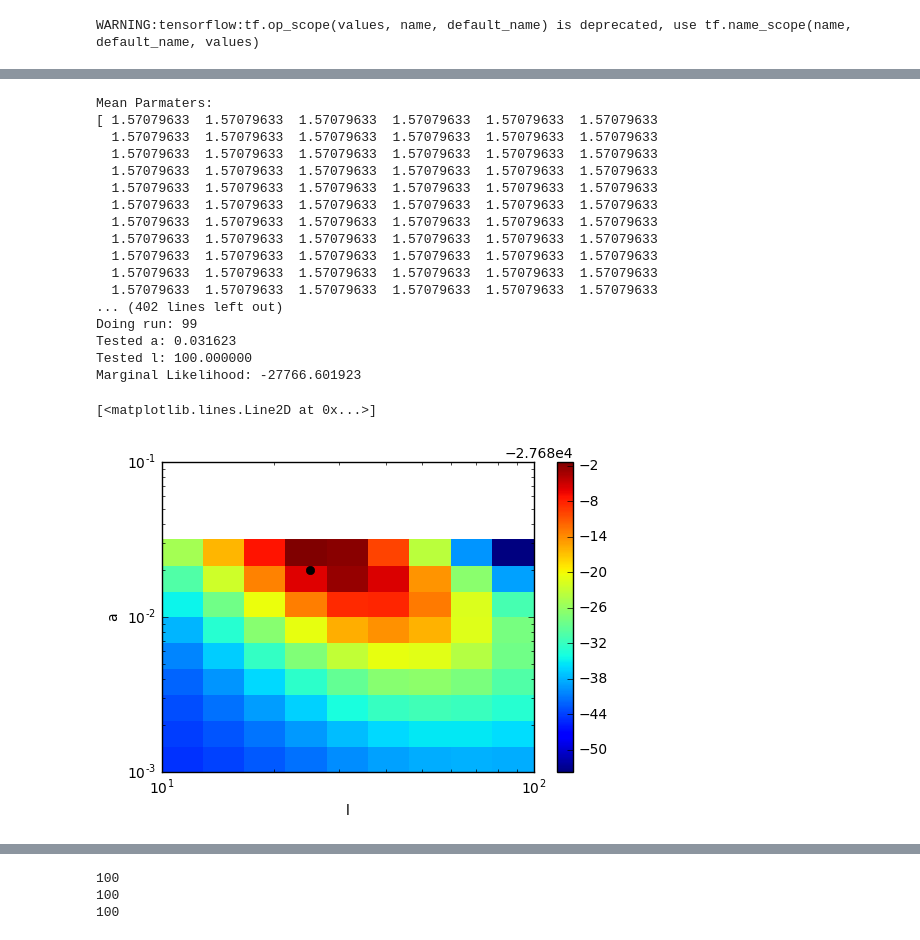
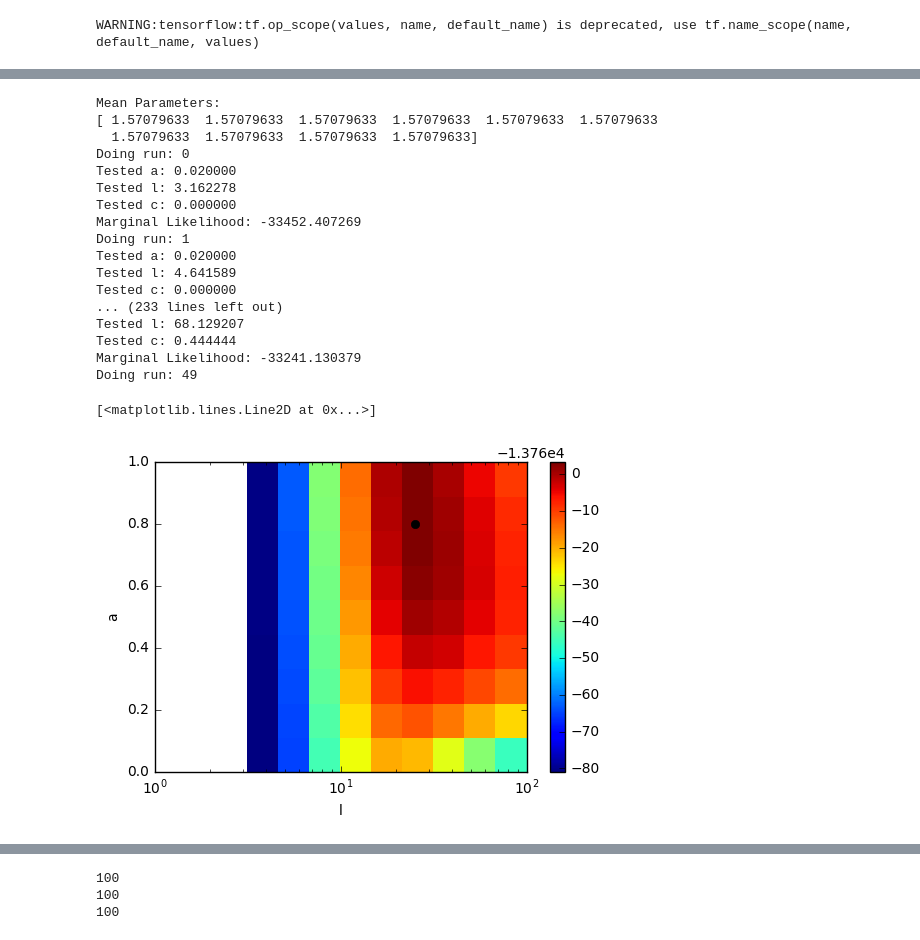
Before and after one commit to hringbauer/BarrierInferPublic, a Jupyter notebook: Laplace.ipynb, the cells around one changed output, grey strips where cells are left out. Drawn from its saved outputs; the diff is of its cells as text; code cells hidden in the pictures.

```diff
--- a/Laplace.ipynb
+++ b/Laplace.ipynb
@@ -293,8 +315,8 @@ config = tf.ConfigProto()
 config.gpu_options.per_process_gpu_memory_fraction = 0.01
 # %%
 ### Optimization Run
-hyper_paramss = np.array([0.012,25]) # The initial values for a & L
-hyper_paramss = np.append(hyper_paramss, mean_paramss)
+hyper_paramss = np.array([0.02, 25, 0.2]) # The initial values for a & L & c
+mps = mean_paramss
 
 #kk =  np.array([0.012, 20] + f)
 
@@ -305,7 +327,7 @@ with tf.Session(config=config) as sess:
 
     for i in range(100):
         print("Doing Run: %i" %i)
-        _, r,  g, h = sess.run([opt_op, margL, grad, hessian], {hyper_params: hyper_paramss})
+        _, r,  g, h = sess.run([opt_op, margL, grad, hessian], {hyper_params: hyper_paramss, hyper_params_means: mps})
         print(r)
 
         if i < 3:  # First three times just run to optimize f_i
@@ -352,0 +363,5 @@ array([  7.43975768e-02,   1.21932542e+01,  -2.90546867e-01,
+# %%
+for i in range(len(hyper_paramss)):
+    print("Hyperparameter %i: " %i)
+    print("MLE Estimate: %.6f" % hyper_paramss[i])
+    print("Standard Deviation: %.6f" % stds[i])
@@ -354,7 +379,9 @@ array([  7.43975768e-02,   1.21932542e+01,  -2.90546867e-01,
 #a_list = np.logspace(-1.5, -0.5, 10)   # Original Values
 
 a_list=np.logspace(-3,-1.5,10)
-l_list = np.logspace(1, 2, 10)
+l_list = np.logspace(0.5, 2, 10)
+#c_list = np.logspace(-0.4, 0, 10)
+c_list =np.linspace(0,1,10)
 
 #a_list = np.logspace(-3, -0.5, 10)
 #l_list = np.logspace(0, 2, 10)
@@ -362,6 +389,7 @@ l_list = np.logspace(1, 2, 10)
 
 print(a_list)
 print(l_list)
+print(c_list)
 # %% [output]
 [ 0.001       0.0014678   0.00215443  0.00316228  0.00464159  0.00681292
   0.01        0.01467799  0.02154435  0.03162278]
@@ -370,10 +400,13 @@ print(l_list)
 # %%
 res = []
 j=0
-print("Mean Parmaters: ")
-print(mean_paramss)
+print("Mean Parameters: ")
+print(mean_paramss[:10])
 with tf.Session(config=config) as sess:
-    for aa in a_list:
+    aa = 0.02  # The true Value
+    #cc = 0.0 # The value for the barrier
+    #for aa in a_list:
+    for cc in c_list:  # Replaced aa with cc
         for ll in l_list:
             print("Doing run: %i" % j)
             j+=1
@@ -382,48 +415,53 @@ with tf.Session(config=config) as sess:
 
             prev = None
             for i in range(20):
-                hyper_paramss = np.array([aa,ll])
-                hyper_paramss = np.append(hyper_paramss, mean_paramss)
+                #hyper_paramss = np.array([aa,ll])
+                #hyper_paramss = np.append(hyper_paramss, mean_paramss)
 
-                r = sess.run([opt_op, update, logL, margL], {hyper_params: hyper_paramss})
+                hyper_paramss = np.array([aa, ll, cc])
+                #hyper_paramss = np.append(hyper_paramss, mean_paramss)
+
+                r = sess.run([opt_op, update, logL, margL], {hyper_params: hyper_paramss, hyper_params_means: mean_paramss})
                 if prev and np.abs(prev - r[-1]) < 0.01:
                     break
                 prev = r[-1]
             print("Tested a: %4f" % aa)
             print("Tested l: %4f" % ll)
+            print("Tested c: %4f" % cc)
             print("Marginal Likelihood: %4f" % r[-1])
             res.append(r[-1])
 # %% [output]
-Mean Parmaters:
+Mean Parameters:
 [ 1.57079633  1.57079633  1.57079633  1.57079633  1.57079633  1.57079633
-  1.57079633  1.57079633  1.57079633  1.57079633  1.57079633  1.57079633
-  1.57079633  1.57079633  1.57079633  1.57079633  1.57079633  1.57079633
-  1.57079633  1.57079633  1.57079633  1.57079633  1.57079633  1.57079633
-  1.57079633  1.57079633  1.57079633  1.57079633  1.57079633  1.57079633
-  1.57079633  1.57079633  1.57079633  1.57079633  1.57079633  1.57079633
-  1.57079633  1.57079633  1.57079633  1.57079633  1.57079633  1.57079633
-  1.57079633  1.57079633  1.57079633  1.57079633  1.57079633  1.57079633
-  1.57079633  1.57079633  1.57079633  1.57079633  1.57079633  1.57079633
-  1.57079633  1.57079633  1.57079633  1.57079633  1.57079633  1.57079633
-  1.57079633  1.57079633  1.57079633  1.57079633  1.57079633  1.57079633
-... (402 lines left out)
-Doing run: 99
-Tested a: 0.031623
-Tested l: 100.000000
-Marginal Likelihood: -27766.601923
+  1.57079633  1.57079633  1.57079633  1.57079633]
+Doing run: 0
+Tested a: 0.020000
+Tested l: 3.162278
+Tested c: 0.000000
+Marginal Likelihood: -33452.407269
+Doing run: 1
+Tested a: 0.020000
+Tested l: 4.641589
+Tested c: 0.000000
+... (233 lines left out)
+Tested l: 68.129207
+Tested c: 0.444444
+Marginal Likelihood: -33241.130379
+Doing run: 49
 # %%
 surface = np.array(res).reshape((10, 10))
-pylab.pcolormesh(l_list, a_list, surface)
+pylab.pcolormesh(l_list, c_list, surface)
+#pylab.pcolormesh(, a_list, surface)
 pylab.xscale('log')
-pylab.yscale('log')
+#pylab.yscale('log')
 pylab.xlabel('l')
 pylab.ylabel('a')
 pylab.colorbar()
 #pylab.plot(25, 0.1, 'ko', linewidth=5)
-pylab.plot(25,0.02,'ko',linewidth=5)
+pylab.plot(25, 0.8, 'ko', linewidth=5)
 # %% [output]
 [<matplotlib.lines.Line2D at 0x...>]
-[figure, old version]
+[figure, new version]
 # %%
 pylab.figure()
 levels = np.arange(max(res) - 30, max(res) + 1, 2)  # Every two likelihood units
```
Also changed, not shown: parts of 14 cells of this notebook, 2 other files.
